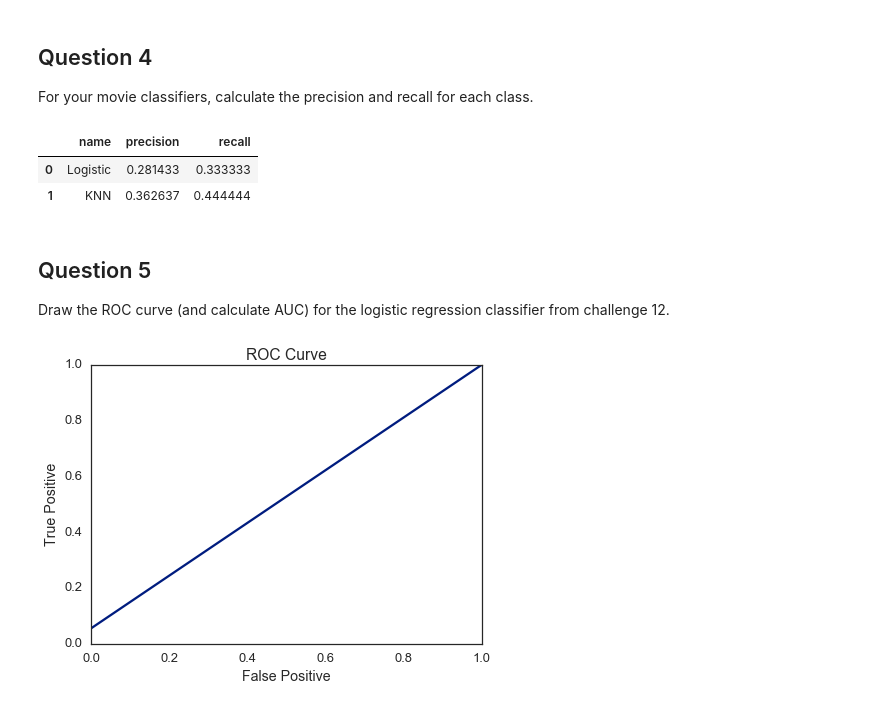
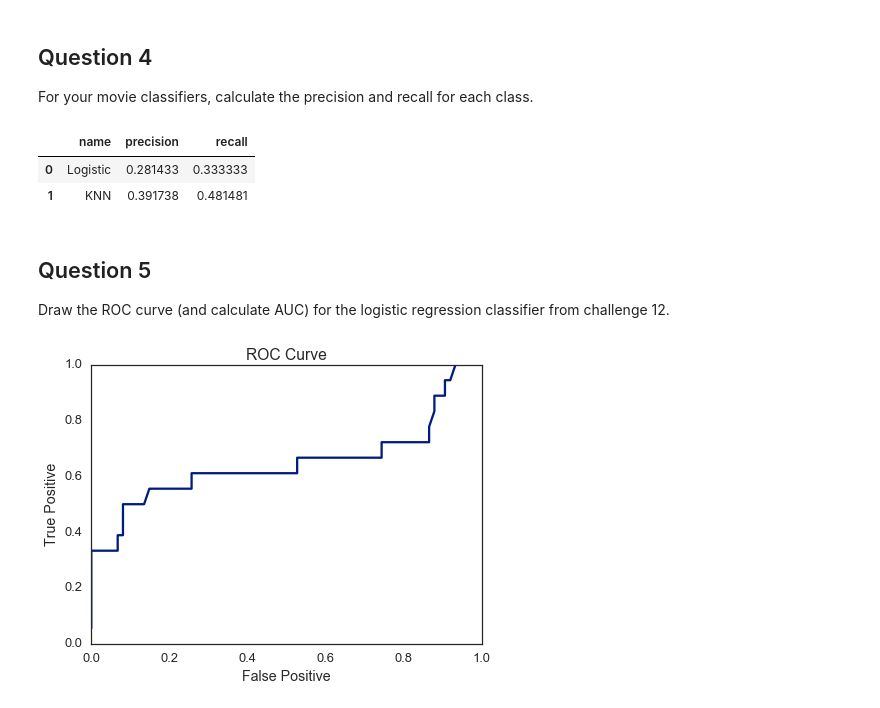
Before and after one commit to robinsones/dsp, a Jupyter notebook: challenges/submissions/06-classification_errors/michelle/challenge_6_michelle.ipynb, the cells around one changed output. Drawn from its saved outputs; the diff is of its cells as text; code cells hidden in the pictures.

```diff
--- a/challenges/submissions/06-classification_errors/michelle/challenge_6_michelle.ipynb
+++ b/challenges/submissions/06-classification_errors/michelle/challenge_6_michelle.ipynb
@@ -142,27 +160,40 @@ KNN = pd.read_pickle('../../05-classification/michelle/knn_movie.mdl')
 # %%
-# Logistic
-Ytest = mtest['Rating']
+from sklearn.multiclass import OneVsRestClassifier
+from sklearn.metrics import precision_recall_fscore_support
+
+from sklearn.linear_model import LogisticRegression
+from sklearn.neighbors import KNeighborsClassifier
+
+# Logistic multiclass
+LR = OneVsRestClassifier(LogisticRegression())
+LR.fit(mtrain[feat_cols], mtrain['Rating'])
+
 Ypred = LR.predict(mtest[feat_cols])
 
 pr_list = list()
-
-df = pd.Series({'name':'Logistic', 'precision':precision_score(Ytest, Ypred),
+df = pd.Series({'name':'Logistic',
+                'precision':precision_score(Ytest, Ypred),
                 'recall':recall_score(Ytest, Ypred)})
 
 pr_list.append(df)
 
+
 # KNN
+KNN = OneVsRestClassifier(KNeighborsClassifier(n_neighbors=5))
+KNN.fit(mtrain[feat_cols], mtrain['Rating'])
+
 Ypred = KNN.predict(mtest[feat_cols])
 
 df = pd.Series({'name':'KNN', 'precision':precision_score(Ytest, Ypred),
                 'recall':recall_score(Ytest, Ypred)})
+
 pr_list.append(df)
 # %%
 pd.concat(pr_list, axis=1).T
 # %% [output]
 |  | name | precision | recall |
 | 0 | Logistic | 0.281433 | 0.333333 |
-| 1 | KNN | 0.362637 | 0.444444 |
+| 1 | KNN | 0.391738 | 0.481481 |
 # %% [markdown]
 ## Question 5
 Draw the ROC curve (and calculate AUC) for the logistic regression classifier from challenge 12.
@@ -173,20 +204,27 @@ with open('../../05-classification/michelle/LR_haberman.pkl','r') as fh:
 train = pd.read_pickle('../../05-classification/michelle/haberman_train.pkl')
 test = pd.read_pickle('../../05-classification/michelle/haberman_test.pkl')
 
+train['survival'] -= 1
+test['survival'] -= 1
+
+
 Ytest = test['survival']
 Ypred = LR.predict(test[['age_op','year_op','num_nodes']])
+Ypred_plot = LR.predict_proba(test[['age_op','year_op','num_nodes']])[:,1]
 
-auc = roc_auc_score(Ytest-1, Ypred-1)
+auc = roc_auc_score(Ytest, Ypred_plot)
 
-xdata, ydata, _ = roc_curve(Ytest-1, Ypred-1)
+xdata, ydata, _ = roc_curve(Ytest, Ypred_plot)
 # %%
 f = plt.figure()
-f.set_size_inches(7,5)
+f.set_size_inches(7, 5)
 ax = plt.axes()
 
-ax.plot(xdata,ydata)
+ax.plot(xdata, ydata)
 
 ax.legend(loc=0)
-_ = ax.set(xlabel='False Positive',ylabel='True Positive',title='ROC Curve')
+_ = ax.set(xlabel='False Positive',
+           ylabel='True Positive',
+           title='ROC Curve')
 # %% [output]
-[figure, old version]
+[figure, new version]
```
Also changed, not shown: parts of 6 cells of this notebook.
